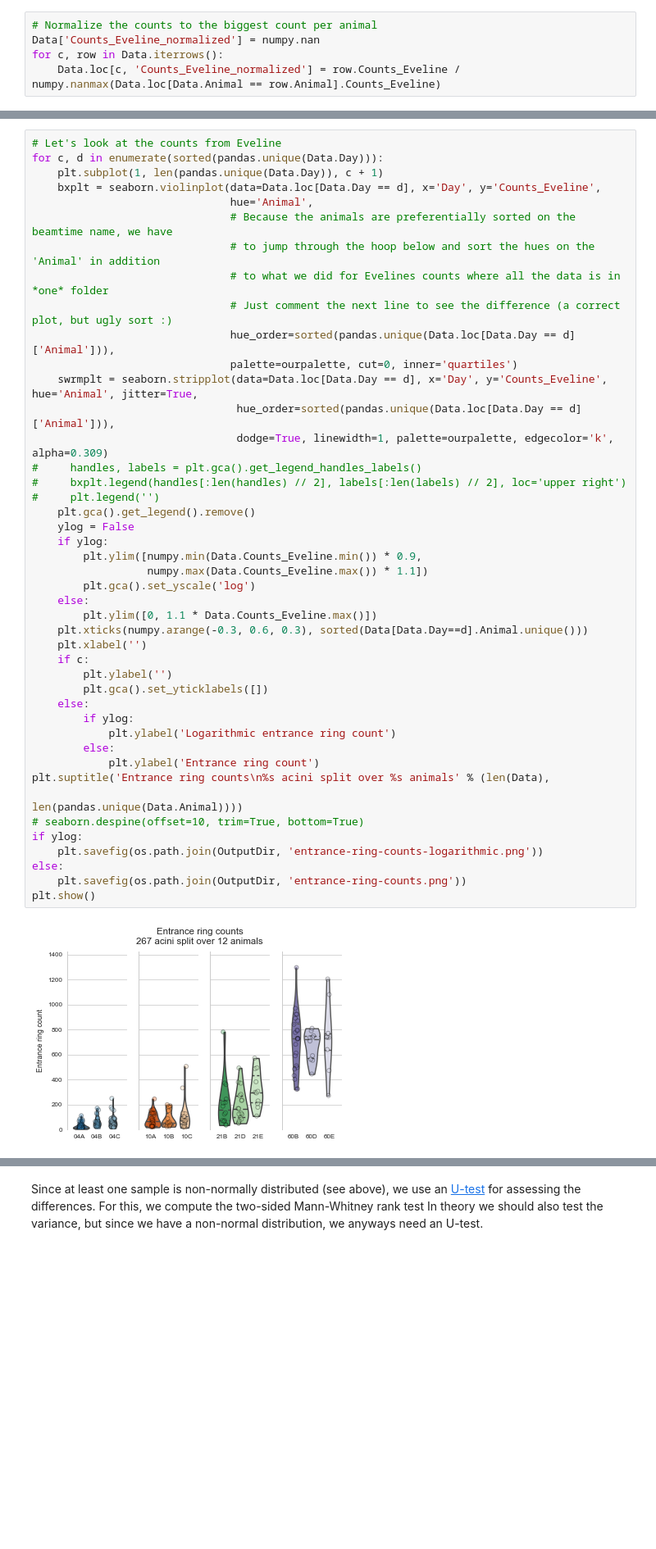
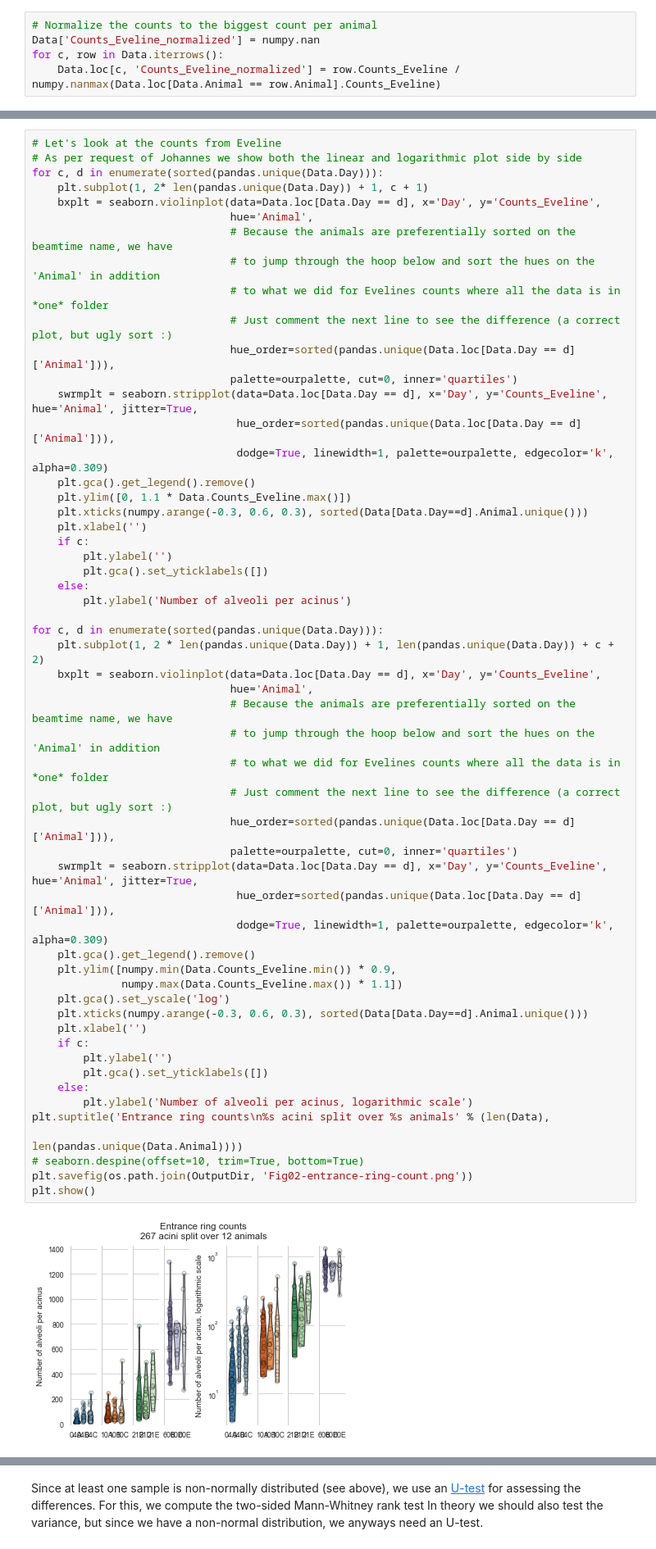
Before and after one commit to habi/acinar-analysis, a Jupyter notebook: Analysis.ipynb, the cells around one changed output, grey strips where cells are left out. Shown: that part at 82% size. Cells and saved outputs as stored; diff of their text form; blank space fills up the shorter version.

```diff
--- a/Analysis.ipynb
+++ b/Analysis.ipynb
@@ -470,49 +465,60 @@ plt.show()
 # %%
 # Let's look at the counts from Eveline
+# As per request of Johannes we show both the linear and logarithmic plot side by side
 for c, d in enumerate(sorted(pandas.unique(Data.Day))):
-    plt.subplot(1, len(pandas.unique(Data.Day)), c + 1)
+    plt.subplot(1, 2* len(pandas.unique(Data.Day)) + 1, c + 1)
     bxplt = seaborn.violinplot(data=Data.loc[Data.Day == d], x='Day', y='Counts_Eveline',
                                hue='Animal',
                                # Because the animals are preferentially sorted on the beamtime name, we have
                                # to jump through the hoop below and sort the hues on the 'Animal' in addition
                                # to what we did for Evelines counts where all the data is in *one* folder
                                # Just comment the next line to see the difference (a correct plot, but ugly sort :)
                                hue_order=sorted(pandas.unique(Data.loc[Data.Day == d]['Animal'])),
                                palette=ourpalette, cut=0, inner='quartiles')
     swrmplt = seaborn.stripplot(data=Data.loc[Data.Day == d], x='Day', y='Counts_Eveline', hue='Animal', jitter=True,
                                 hue_order=sorted(pandas.unique(Data.loc[Data.Day == d]['Animal'])),
                                 dodge=True, linewidth=1, palette=ourpalette, edgecolor='k', alpha=0.309)
-#     handles, labels = plt.gca().get_legend_handles_labels()
-#     bxplt.legend(handles[:len(handles) // 2], labels[:len(labels) // 2], loc='upper right')
-#     plt.legend('')
     plt.gca().get_legend().remove()
-    ylog = False
-    if ylog:
-        plt.ylim([numpy.min(Data.Counts_Eveline.min()) * 0.9,
-                  numpy.max(Data.Counts_Eveline.max()) * 1.1])
-        plt.gca().set_yscale('log')
-    else:
-        plt.ylim([0, 1.1 * Data.Counts_Eveline.max()])
+    plt.ylim([0, 1.1 * Data.Counts_Eveline.max()])
     plt.xticks(numpy.arange(-0.3, 0.6, 0.3), sorted(Data[Data.Day==d].Animal.unique()))
     plt.xlabel('')
     if c:
         plt.ylabel('')
         plt.gca().set_yticklabels([])
     else:
-        if ylog:
-            plt.ylabel('Logarithmic entrance ring count')
-        else:
-            plt.ylabel('Entrance ring count')
+        plt.ylabel('Number of alveoli per acinus')
+
+for c, d in enumerate(sorted(pandas.unique(Data.Day))):
+    plt.subplot(1, 2 * len(pandas.unique(Data.Day)) + 1, len(pandas.unique(Data.Day)) + c + 2)
+    bxplt = seaborn.violinplot(data=Data.loc[Data.Day == d], x='Day', y='Counts_Eveline',
+                               hue='Animal',
+                               # Because the animals are preferentially sorted on the beamtime name, we have
+                               # to jump through the hoop below and sort the hues on the 'Animal' in addition
+                               # to what we did for Evelines counts where all the data is in *one* folder
+                               # Just comment the next line to see the difference (a correct plot, but ugly sort :)
+                               hue_order=sorted(pandas.unique(Data.loc[Data.Day == d]['Animal'])),
+                               palette=ourpalette, cut=0, inner='quartiles')
+    swrmplt = seaborn.stripplot(data=Data.loc[Data.Day == d], x='Day', y='Counts_Eveline', hue='Animal', jitter=True,
+                                hue_order=sorted(pandas.unique(Data.loc[Data.Day == d]['Animal'])),
+                                dodge=True, linewidth=1, palette=ourpalette, edgecolor='k', alpha=0.309)
+    plt.gca().get_legend().remove()
+    plt.ylim([numpy.min(Data.Counts_Eveline.min()) * 0.9,
+              numpy.max(Data.Counts_Eveline.max()) * 1.1])
+    plt.gca().set_yscale('log')
+    plt.xticks(numpy.arange(-0.3, 0.6, 0.3), sorted(Data[Data.Day==d].Animal.unique()))
+    plt.xlabel('')
+    if c:
+        plt.ylabel('')
+        plt.gca().set_yticklabels([])
+    else:
+        plt.ylabel('Number of alveoli per acinus, logarithmic scale')
 plt.suptitle('Entrance ring counts\n%s acini split over %s animals' % (len(Data),
                                                                        len(pandas.unique(Data.Animal))))
 # seaborn.despine(offset=10, trim=True, bottom=True)
-if ylog:
-    plt.savefig(os.path.join(OutputDir, 'entrance-ring-counts-logarithmic.png'))
-else:
-    plt.savefig(os.path.join(OutputDir, 'entrance-ring-counts.png'))
+plt.savefig(os.path.join(OutputDir, 'Fig02-entrance-ring-count.png'))
 plt.show()
 # %% [output]
-[figure, old version]
+[figure, new version]
 # %%
 # Are the 'entrance ring counts' normally distributed?
 # Let's perform the Shapiro-Wilk test for normality.
```
Also changed, not shown: parts of 60 cells of this notebook.
